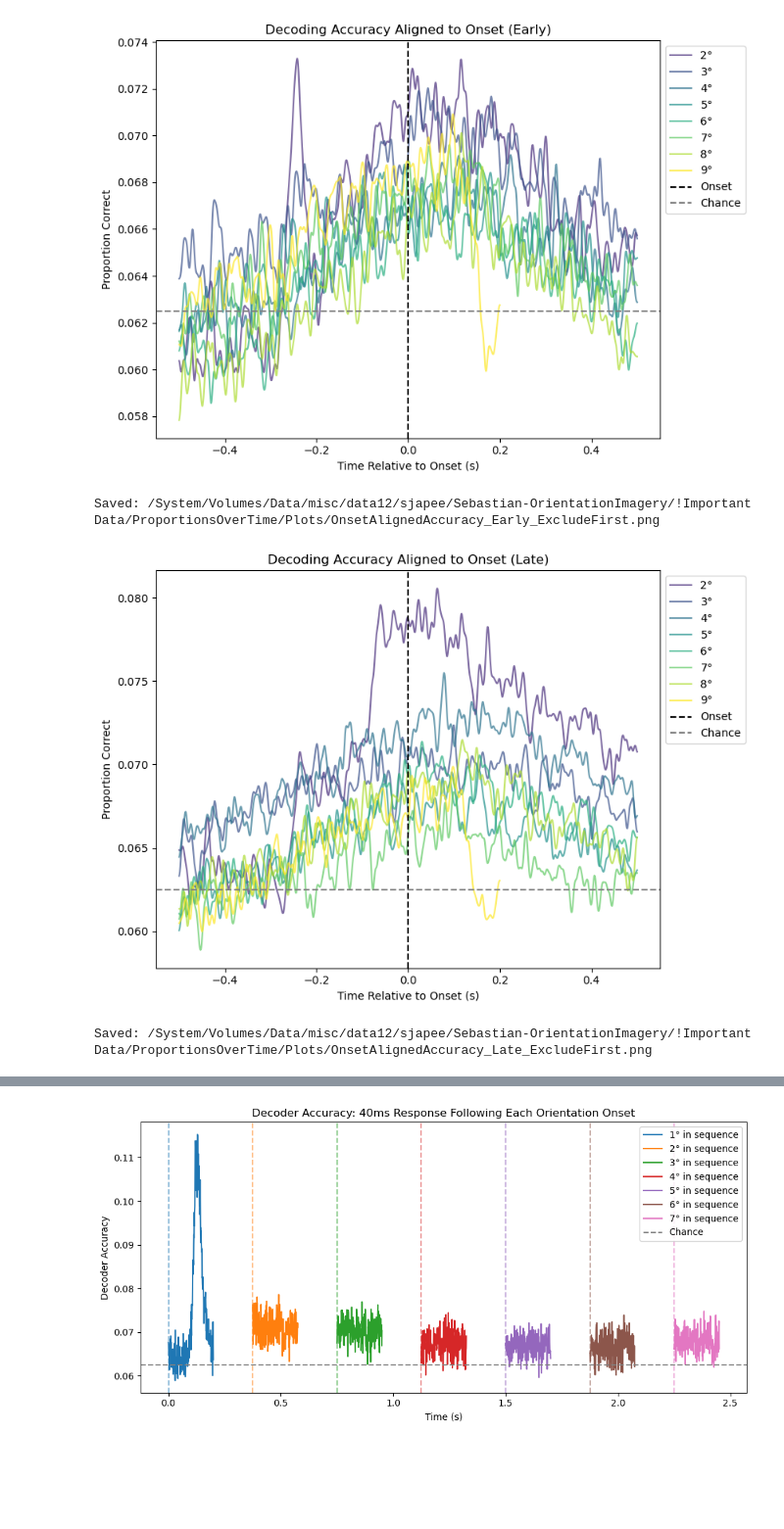
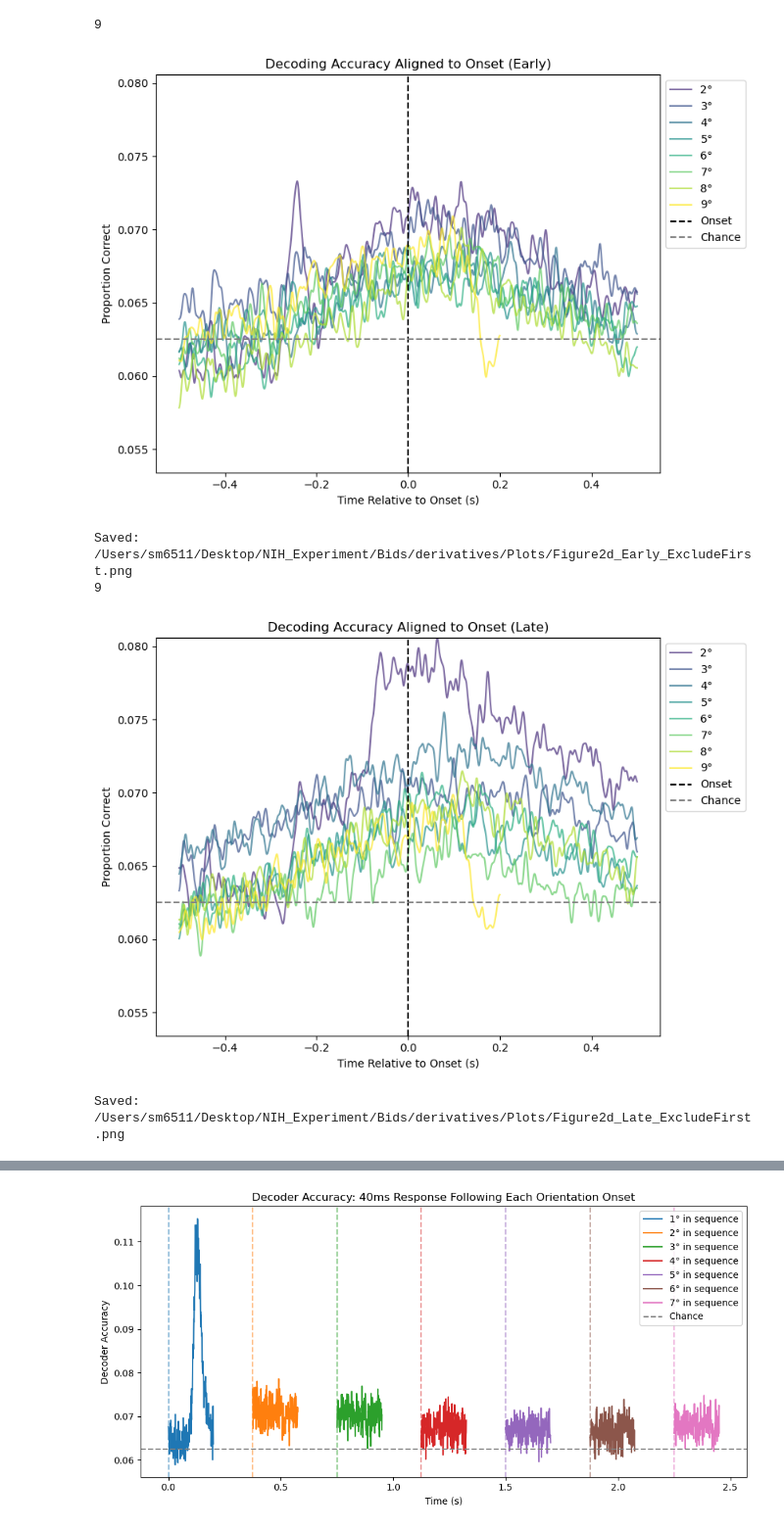
Before and after one commit to sebmonte/Orientation-Imagery, a Jupyter notebook: AnalysisScripts/Step3-CrossDecoding/Step3BDecodingAcrossTimePlots.ipynb, the cells around one changed output, grey strips where cells are left out. Shown at 98% size. Saved outputs shown, nothing was run; the diff lists cells and outputs as text; code cells hidden in the pictures; blank space fills up the shorter version.

```diff
--- a/AnalysisScripts/Step3-CrossDecoding/Step3BDecodingAcrossTimePlots.ipynb
+++ b/AnalysisScripts/Step3-CrossDecoding/Step3BDecodingAcrossTimePlots.ipynb
@@ -4,10 +4,10 @@
 import os, mne, pickle, numpy as np, pandas as pd, time
 import matplotlib.pyplot as plt
 from scipy.ndimage import gaussian_filter1d
-top_dir = '/System/Volumes/Data/misc/data12/sjapee/Sebastian-OrientationImagery/!Important Data'
+top_dir =  '/Users/sm6511/Desktop/NIH_Experiment/Bids/Derivatives/Processed_Data'
 data_dir = os.path.join(top_dir, 'ProportionsOverTime/Data')
 times_dir = os.path.join(top_dir, 'times')
-output_dir = os.path.join(top_dir, 'ProportionsOverTime/Plots')
+output_dir = os.path.join('/Users/sm6511/Desktop/NIH_Experiment/Bids/derivatives/Plots')
 file_path1 = os.path.join(data_dir, 'GroupAverage_SequencedAccuracyEarlyall.npy')
 file_path2 = os.path.join(data_dir, 'GroupAverage_SequencedAccuracyLateall.npy')
 file_path_times = os.path.join(times_dir, 'TimesForPlotsDynamic.npy')
@@ -111,8 +118,16 @@ def plot_aligned_to_onset(group_avg, times, label, save_name):
     plt.legend(loc='upper left', bbox_to_anchor=(1.0, 1.0))
     plt.tight_layout(rect=[0, 0, 0.85, 1])
 
-    save_path = os.path.join(output_dir, f'OnsetAlignedAccuracy_{save_name}.png')
+    save_path = os.path.join(output_dir, f'Figure2c_{save_name}.png')
+    editable_dir = os.path.join(output_dir, 'editable')
+    os.makedirs(editable_dir, exist_ok=True)
+    base_name = os.path.splitext(os.path.basename(save_path))[0]
+    plt.savefig(os.path.join(editable_dir, base_name + '.pdf'),
+            bbox_inches='tight')
+    plt.savefig(os.path.join(editable_dir, base_name + '.svg'),
+            bbox_inches='tight')
     plt.show()
+    print(f"Saved: {save_path}")
     plt.savefig(save_path, dpi=300)
     plt.close()
     print(f"Saved: {save_path}")
@@ -127,50 +144,75 @@ Saved: /System/Volumes/Data/misc/data12/sjapee/Sebastian-OrientationImagery/!Imp
 # %%
-def plot_aligned_to_onset(group_avg, times, label, save_name):
-    "Same as previous function, but we take out the first position and adjust the relative start/end times so it's symmetrical"
+from scipy.ndimage import gaussian_filter1d
+
+# Compute global min/max across both datasets
+def get_global_ylim(*group_avgs):
+    all_values = []
+    for group_avg in group_avgs:
+        n_positions = group_avg.shape[0]
+        for pos in range(1, n_positions):
+            smoothed = gaussian_filter1d(group_avg[pos], sigma=4)
+            all_values.append(smoothed)
+    all_values = np.concatenate(all_values)
+    return all_values.min(), all_values.max()
+
+ymin, ymax = get_global_ylim(group_avgEarly, group_avgLate)
+
+# Then pass these to plot
+def plot_aligned_to_onset(group_avg, times, label, save_name, ylim=None):
     plt.figure(figsize=(10, 6))
     n_positions = group_avg.shape[0]
+    print(n_positions)
     colors = plt.cm.viridis(np.linspace(0, 1, n_positions))
 
     rel_start = -0.5
     rel_end = 0.5
     rel_times = np.arange(rel_start, rel_end, times[1] - times[0])  # Assuming uniform sampling
 
     for pos in range(1, n_positions):
         onset_time = pos * 0.375
         window_start = onset_time + rel_start
         window_end = onset_time + rel_end
 
-        # Get indices within this window
         mask = (times >= window_start) & (times <= window_end)
         if not np.any(mask):
-            continue  # skip if no data in this window
+            continue
 
-        time_segment = times[mask] - onset_time  # shift to be relative
+        time_segment = times[mask] - onset_time
         data_segment = group_avg[pos][mask]
         smoothed = gaussian_filter1d(data_segment, sigma=4)
 
-        plt.plot(time_segment, smoothed, label=f'{pos+1}°', color=colors[pos], alpha = .7)
+        plt.plot(time_segment, smoothed, label=f'{pos+1}°', color=colors[pos], alpha=.7)
 
     plt.axvline(0, linestyle='--', color='black', label='Onset')
     plt.axhline(1/16, linestyle='--', color='gray', label='Chance')
 
     plt.xlabel('Time Relative to Onset (s)')
     plt.ylabel('Proportion Correct')
     plt.title(f'Decoding Accuracy Aligned to Onset ({label})')
 
+    if ylim is not None:
+        plt.ylim(ylim)
+
     plt.legend(loc='upper left', bbox_to_anchor=(1.0, 1.0))
     plt.tight_layout(rect=[0, 0, 0.85, 1])
 
-    save_path = os.path.join(output_dir, f'OnsetAlignedAccuracy_{save_name}_ExcludeFirst.png')
-    #plt.savefig(save_path, dpi=300)
-    #plt.close()
+    save_path = os.path.join(output_dir, f'Figure2d_{save_name}_ExcludeFirst.png')
+    editable_dir = os.path.join(output_dir, 'editable')
+    os.makedirs(editable_dir, exist_ok=True)
+    base_name = os.path.splitext(os.path.basename(save_path))[0]
+    plt.savefig(os.path.join(editable_dir, base_name + '.pdf'), bbox_inches='tight')
+    plt.savefig(os.path.join(editable_dir, base_name + '.svg'), bbox_inches='tight')
+    plt.savefig(save_path, dpi=300)
     plt.show()
     print(f"Saved: {save_path}")
 
-plot_aligned_to_onset(group_avgEarly, times, 'Early', 'Early')
-plot_aligned_to_onset(group_avgLate, times, 'Late', 'Late')
+# Use the same y-limits for both plots
+plot_aligned_to_onset(group_avgEarly, times, 'Early', 'Early', ylim=(ymin, ymax))
+plot_aligned_to_onset(group_avgLate, times, 'Late', 'Late', ylim=(ymin, ymax))
 # %% [output]
+9
-[figure, old version]
+[figure, new version]
-Saved: /System/Volumes/Data/misc/data12/sjapee/Sebastian-OrientationImagery/!Important Data/ProportionsOverTime/Plots/OnsetAlignedAccuracy_Early_ExcludeFirst.png
+Saved: /Users/sm6511/Desktop/NIH_Experiment/Bids/derivatives/Plots/Figure2d_Early_ExcludeFirst.png
+9
-[figure, old version]
+[figure, new version]
-Saved: /System/Volumes/Data/misc/data12/sjapee/Sebastian-OrientationImagery/!Important Data/ProportionsOverTime/Plots/OnsetAlignedAccuracy_Late_ExcludeFirst.png
+Saved: /Users/sm6511/Desktop/NIH_Experiment/Bids/derivatives/Plots/Figure2d_Late_ExcludeFirst.png
```
Also changed, not shown: parts of 6 cells of this notebook, 3 other files.
